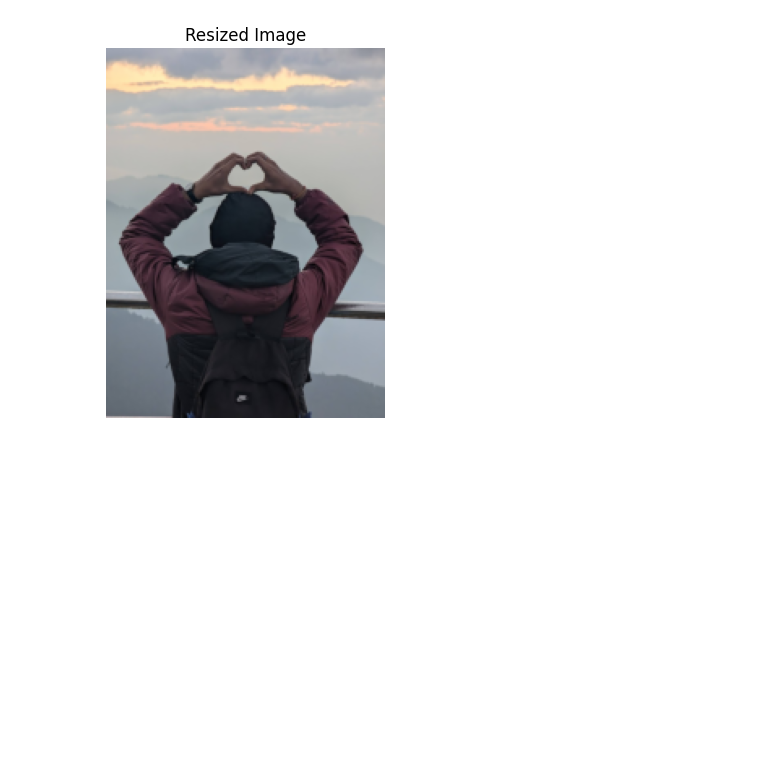
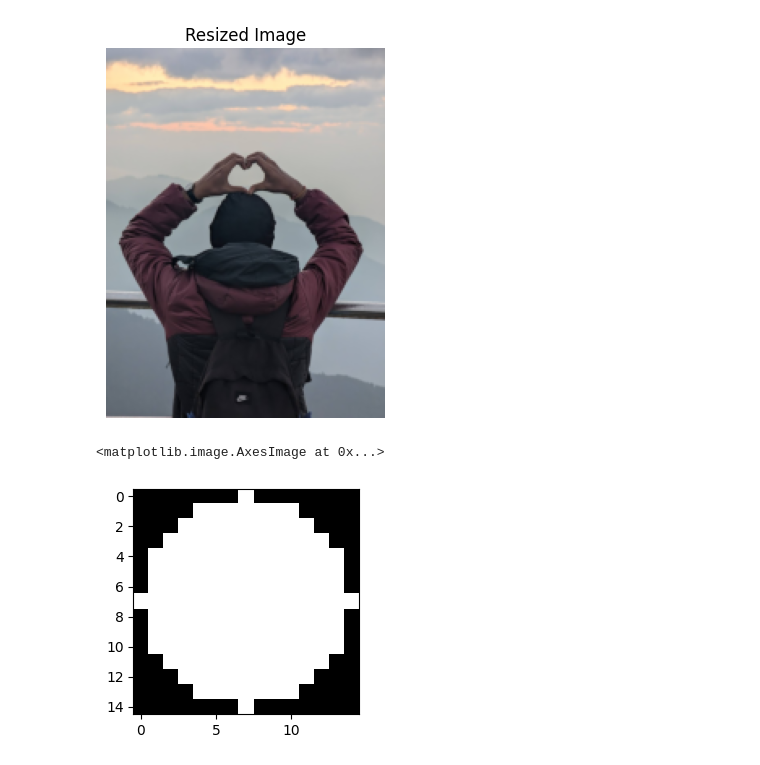
Before and after one commit to Abhijeet-KC/Image_Processing, a Jupyter notebook: Augmentation, Morphology and Restoration/Code.ipynb, the cells around one changed output. Saved outputs shown, nothing was run; the diff lists cells and outputs as text; code cells hidden in the pictures; blank space fills up the shorter version.

Commit message:
Image Restoration

```diff
--- a/Augmentation, Morphology and Restoration/Code.ipynb
+++ b/Augmentation, Morphology and Restoration/Code.ipynb
@@ -222,3 +227,11 @@ plt.axis('off')
 plt.show()
 # %% [output]
 [figure]
+# %%
+#Morphological Operation
+shape_disk = morphology.disk(7)
+plt.subplot(1,2,2)
+plt.imshow(shape_disk, cmap = 'gray')
+# %% [output]
+<matplotlib.image.AxesImage at 0x...>
+[figure, added]
```
Also changed, not shown: parts of 8 cells of this notebook, 2 other files.
